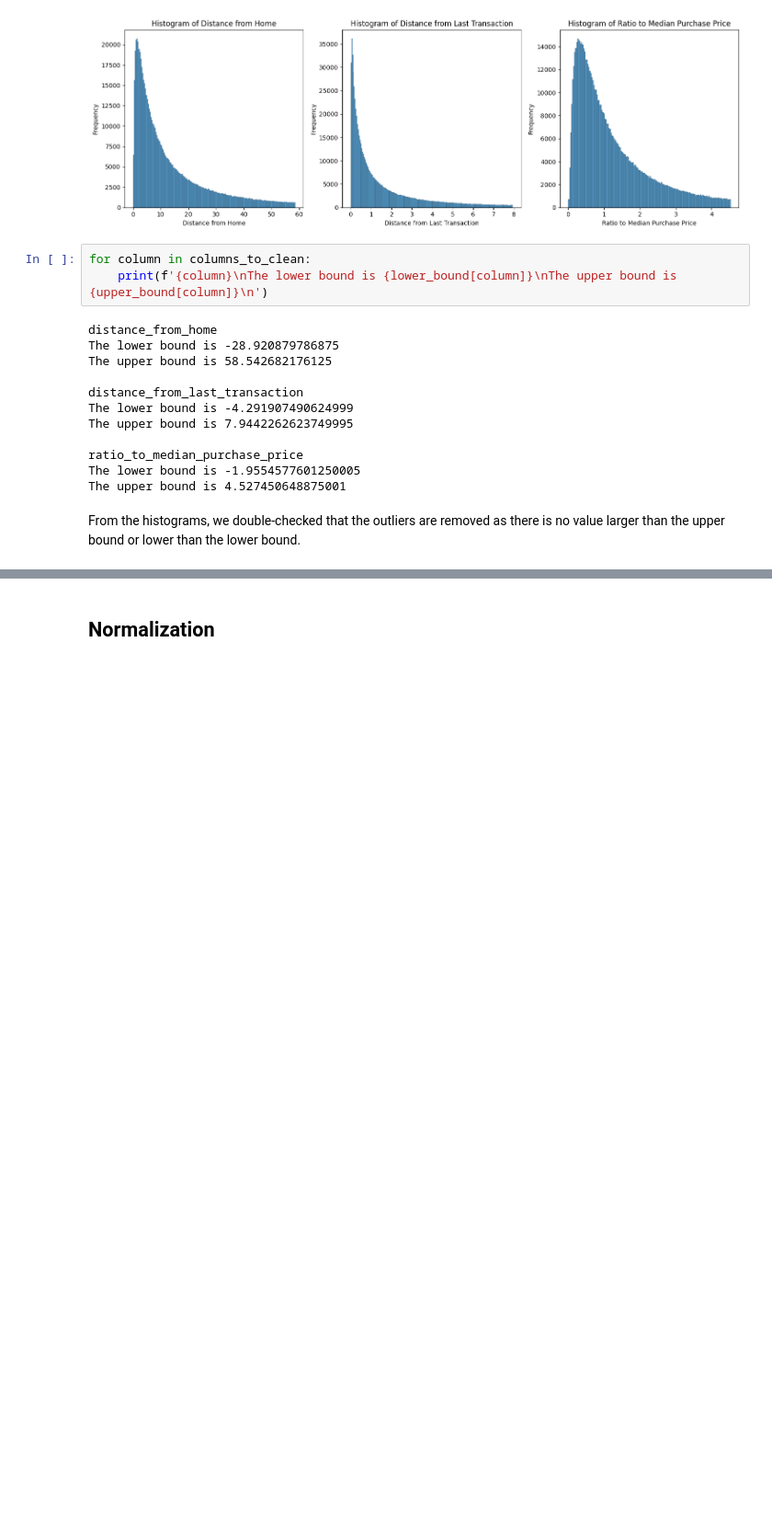
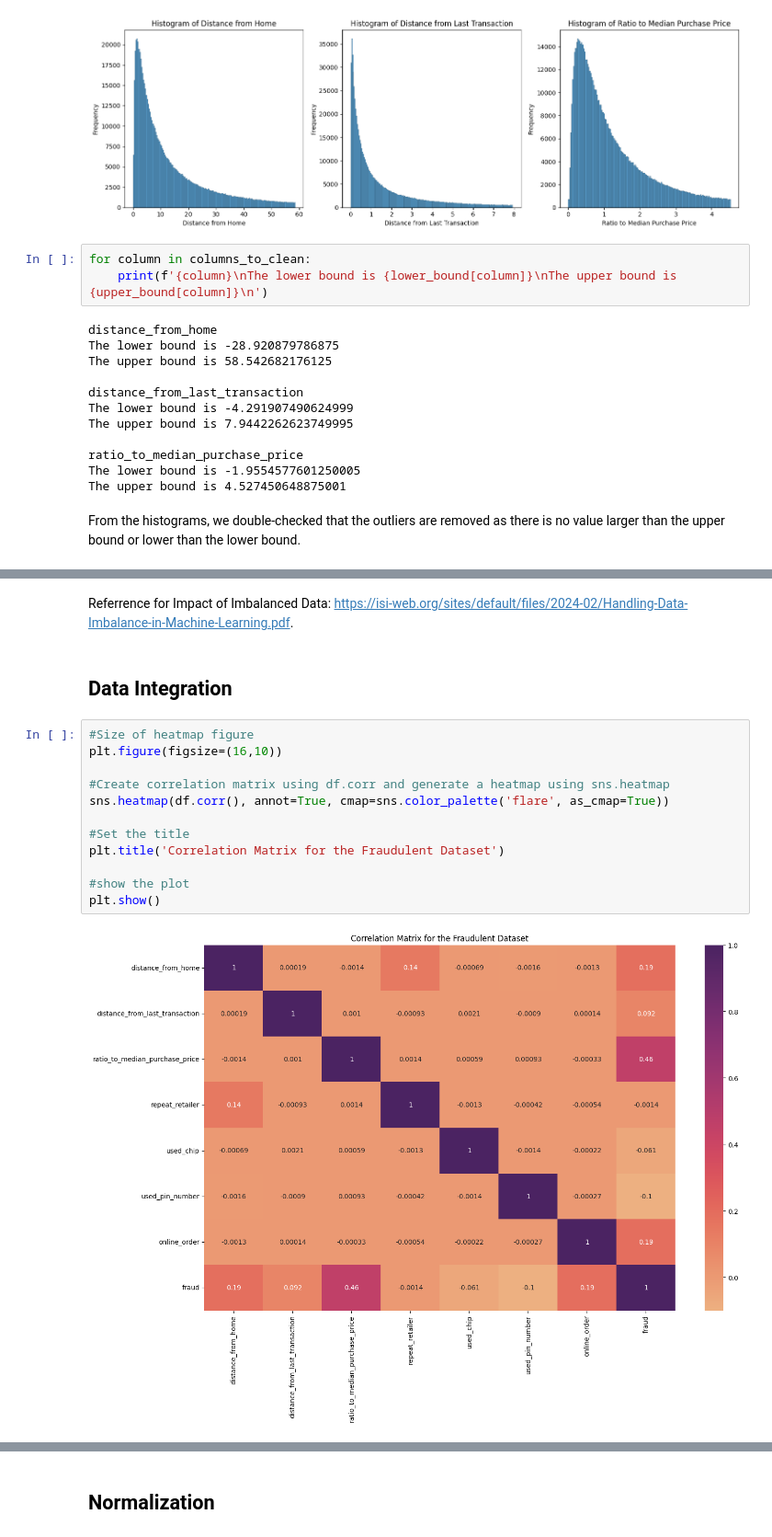
Before and after one commit to KaiHuang05/Credit_Card_Fraud, a Jupyter notebook: WIA1007_Assgn.ipynb, the cells around one changed output, grey strips where cells are left out. Shown at 92% size. Drawn from its saved outputs; the diff is of its cells as text; blank space fills up the shorter version.

```diff
--- a/WIA1007_Assgn.ipynb
+++ b/WIA1007_Assgn.ipynb
@@ -307,0 +409,18 @@ From the histograms, we double-checked that the outliers are removed as there is
+# %% [markdown]
+Referrence for Impact of Imbalanced Data: https://isi-web.org/sites/default/files/2024-02/Handling-Data-Imbalance-in-Machine-Learning.pdf.
+# %% [markdown]
+## Data Integration
+# %%
+#Size of heatmap figure
+plt.figure(figsize=(16,10))
+
+#Create correlation matrix using df.corr and generate a heatmap using sns.heatmap
+sns.heatmap(df.corr(), annot=True, cmap=sns.color_palette('flare', as_cmap=True))
+
+#Set the title
+plt.title('Correlation Matrix for the Fraudulent Dataset')
+
+#show the plot
+plt.show()
+# %% [output]
+[figure, added]
```
Also changed, not shown: parts of 30 cells of this notebook.
